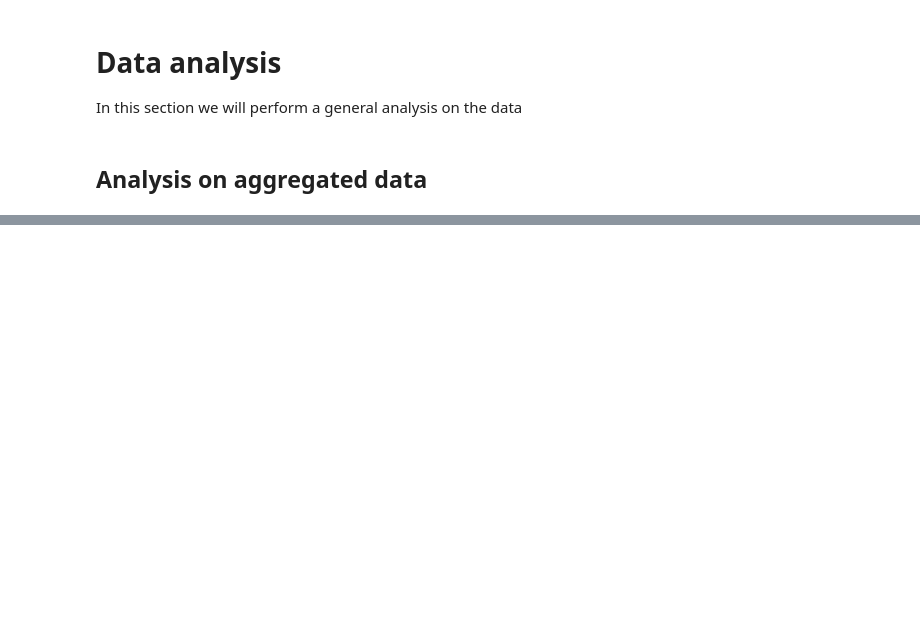
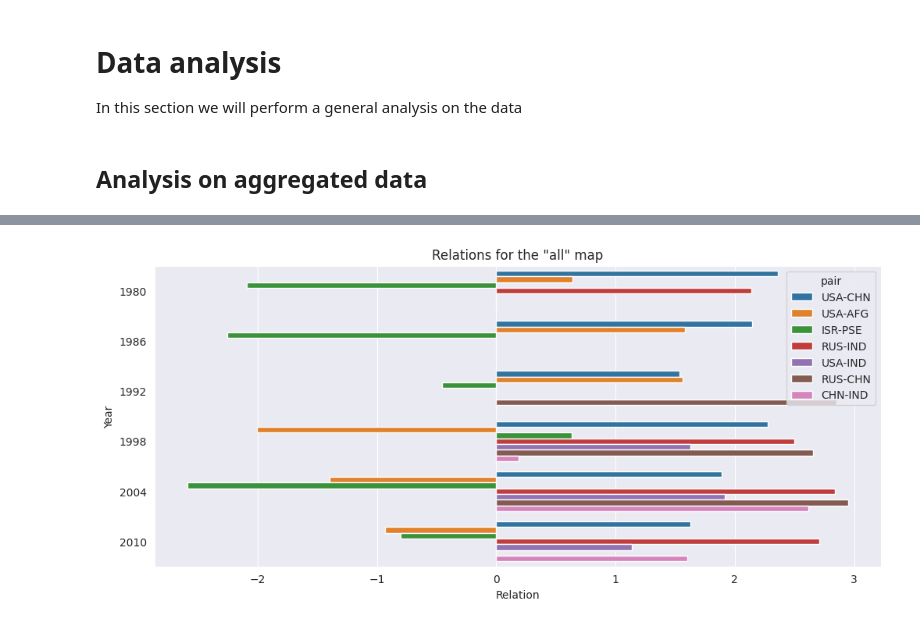
Before and after one commit to MatteoVannucchi0/Social-network-analysis-Project, a Jupyter notebook: preprocess_data.ipynb, the cells around one changed output, grey strips where cells are left out. Cells and saved outputs as stored; diff of their text form; code cells hidden in the pictures; blank space fills up the shorter version.

Commit message:
Added some plots for graph analysis

```diff
--- a/preprocess_data.ipynb
+++ b/preprocess_data.ipynb
@@ -63,0 +118,23 @@ aggregated_barplot(data_aggregated_source_target, 'Source-Target', 'Goldstein',
+# %%
+map_type = 'all'
+pairs = {}
+for year in years:
+    graph = load_graph_for(year, map_type=map_type)
+    for edge in graph.edges.keys():
+        source, target = edge
+        pair_name = f'{source}-{target}'
+        pairs.setdefault(pair_name, {})
+        pairs[pair_name][year] = - graph.edges[edge]["weight"]  if map_type == 'only_negative' else graph.edges[edge]["weight"]
+# %%
+## Create a dataframe with the centralities
+df_pair = pd.DataFrame(pairs).T
+# Fill nan values with 0
+df_pair.fillna(0, inplace=True)
+
+# Create a two column dataframe with the centralities from nations
+df_pair_noindex = pd.DataFrame(pairs)
+df_pair_noindex = df_pair_noindex.reset_index()
+df_pair_noindex = pd.melt(df_pair_noindex, id_vars='index', var_name='pair', value_name='weight')
+df_pair_noindex.rename(columns={'index': 'year'}, inplace=True)
+df_pair_noindex.fillna(0, inplace=True)
+df_pair_noindex
@@ -63,0 +155,15 @@ aggregated_barplot(data_aggregated_source_target, 'Source-Target', 'Goldstein',
+# %%
+selected_pairs = ['USA-AFG', 'USA-CHN', 'USA-GBR', 'USA-IND', 'RUS-CHN', 'RUS-GBR', 'RUS-IND', 'CHN-GBR', 'CHN-IND', 'ISR-PSE']
+# Take the countries that we want to analyze
+top = df_pair_noindex[df_pair_noindex['pair'].isin(selected_pairs)]
+# Every 5 years
+top = top[top['year'] % 3 == 0]
+# %%
+plt.figure(figsize=(12, 5))
+sns.barplot(data=top, x='weight', y='year', hue='pair', orient='h')
+plt.ylabel('Year')
+plt.xlabel('Relation')
+plt.title(f'Relations for the "{map_type}" map')
+plt.show()
+# %% [output]
+[figure, added]
```
Also changed, not shown: parts of 17 cells of this notebook, 1 other file.
